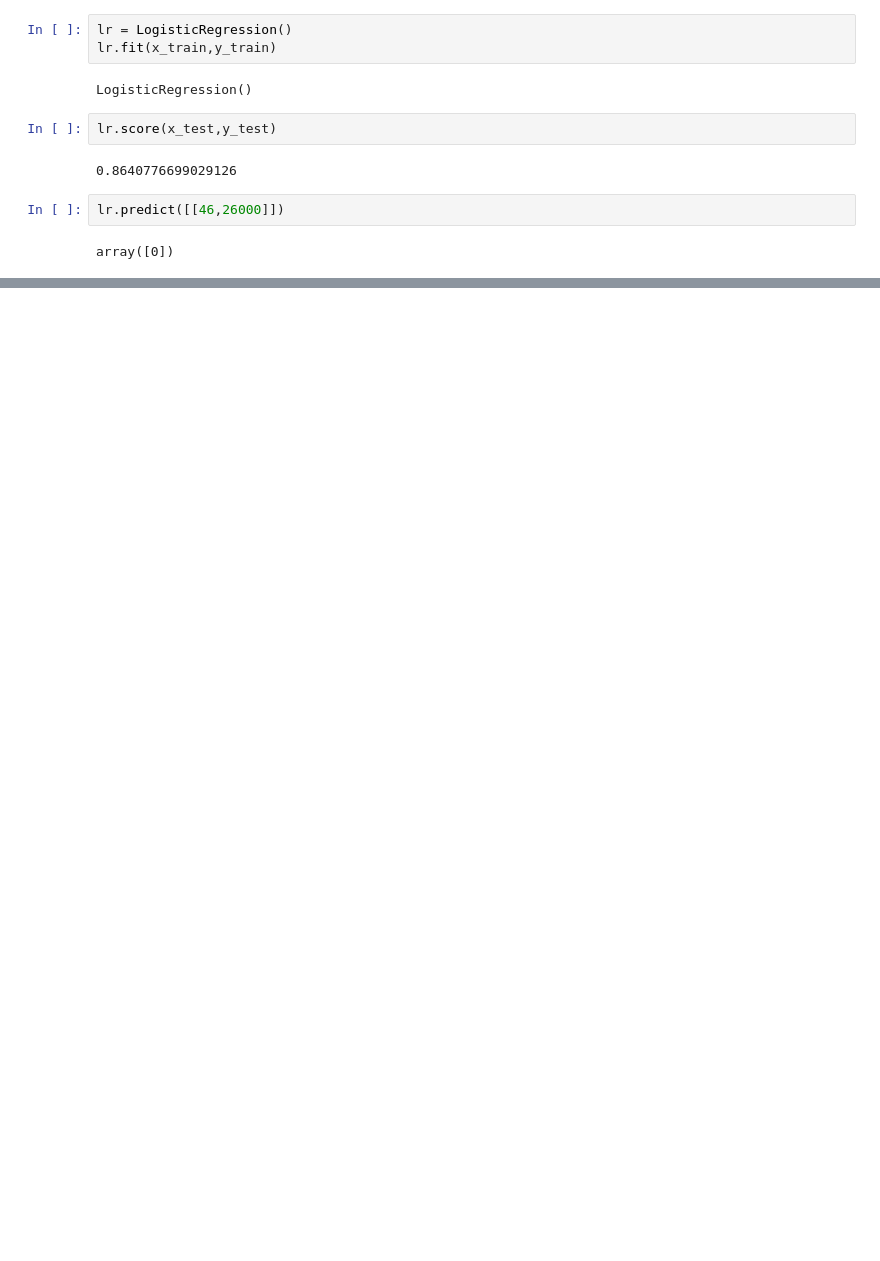
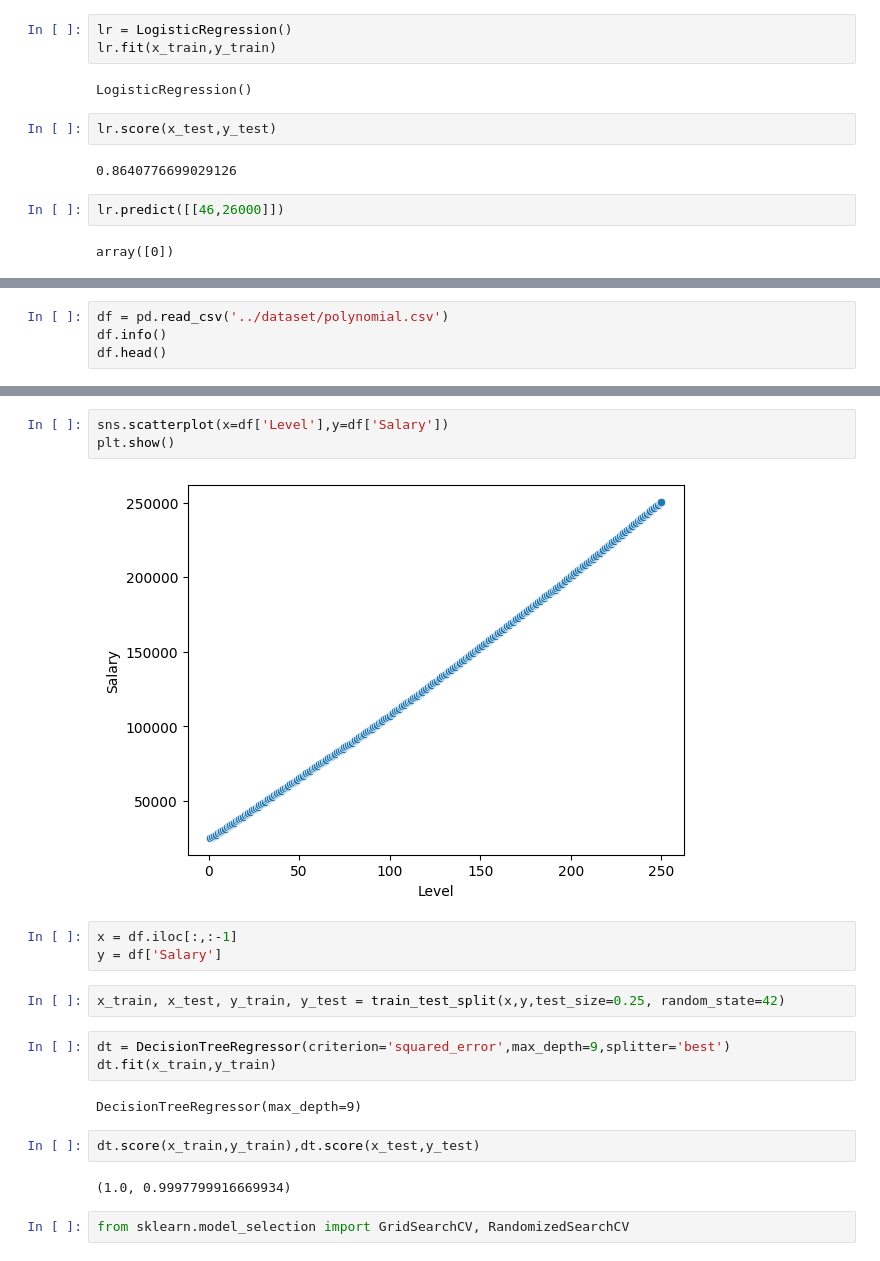
Before and after one commit to harshit193/Learning-Data-Science, a Jupyter notebook: Machine Learning files/Machine_learning.ipynb, the cells around one changed output, grey strips where cells are left out. Drawn from its saved outputs; the diff is of its cells as text; blank space fills up the shorter version.

Commit message:
learned the concept of GridSearchCV and cross-validation

```diff
--- a/Machine Learning files/Machine_learning.ipynb
+++ b/Machine Learning files/Machine_learning.ipynb
@@ -1810,0 +1845,4 @@ array([0])
+# %%
+df = pd.read_csv('../dataset/polynomial.csv')
+df.info()
+df.head()
@@ -1810,0 +1865,21 @@ array([0])
+# %%
+sns.scatterplot(x=df['Level'],y=df['Salary'])
+plt.show()
+# %% [output]
+[figure, added]
+# %%
+x = df.iloc[:,:-1]
+y = df['Salary']
+# %%
+x_train, x_test, y_train, y_test = train_test_split(x,y,test_size=0.25, random_state=42)
+# %%
+dt = DecisionTreeRegressor(criterion='squared_error',max_depth=9,splitter='best')
+dt.fit(x_train,y_train)
+# %% [output]
+DecisionTreeRegressor(max_depth=9)
+# %%
+dt.score(x_train,y_train),dt.score(x_test,y_test)
+# %% [output]
+(1.0, 0.9997799916669934)
+# %%
+from sklearn.model_selection import GridSearchCV, RandomizedSearchCV
```
Also changed, not shown: parts of 32 cells of this notebook.
